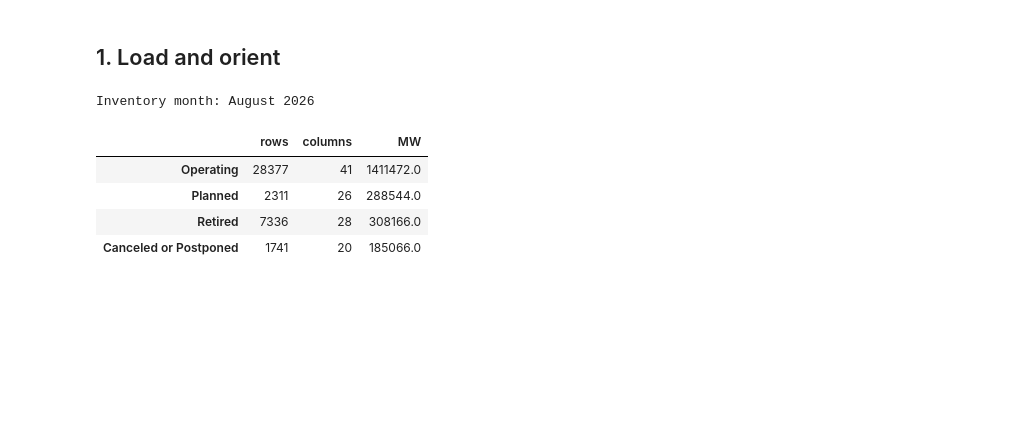
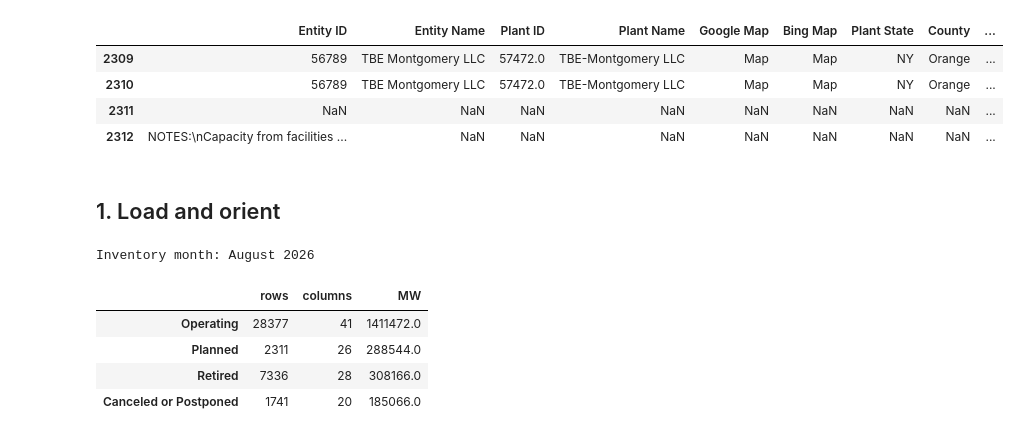
Before and after one commit to franzclarin/solar-commissioning-tracker, a Jupyter notebook: data_discovery/EDA.ipynb, the cells around one changed output. Cells and saved outputs as stored; diff of their text form; code cells hidden in the pictures; blank space fills up the shorter version.

```diff
--- a/data_discovery/01_eda_august_2026.ipynb
+++ b/data_discovery/EDA.ipynb
@@ -12,3 +89,12 @@ This notebook is a first look at a **single monthly snapshot** (`august_generato
+# %%
+# Bottom of the sheet: a blank row and a long NOTES row that the loader drops
+raw_planned.tail(4)
+# %% [output]
+|  | Entity ID | Entity Name | Plant ID | Plant Name | Google Map | Bing Map | Plant State | County | ... |
+| 2309 | 56789 | TBE Montgomery LLC | 57472.0 | TBE-Montgomery LLC | Map | Map | NY | Orange | ... |
+| 2310 | 56789 | TBE Montgomery LLC | 57472.0 | TBE-Montgomery LLC | Map | Map | NY | Orange | ... |
+| 2311 | NaN | NaN | NaN | NaN | NaN | NaN | NaN | NaN | ... |
+| 2312 | NOTES:\nCapacity from facilities ... | NaN | NaN | NaN | NaN | NaN | NaN | NaN | ... |
 # %%
 import sys
 from pathlib import Path
```
Also changed, not shown: parts of 4 cells of this notebook, 2 other files.
